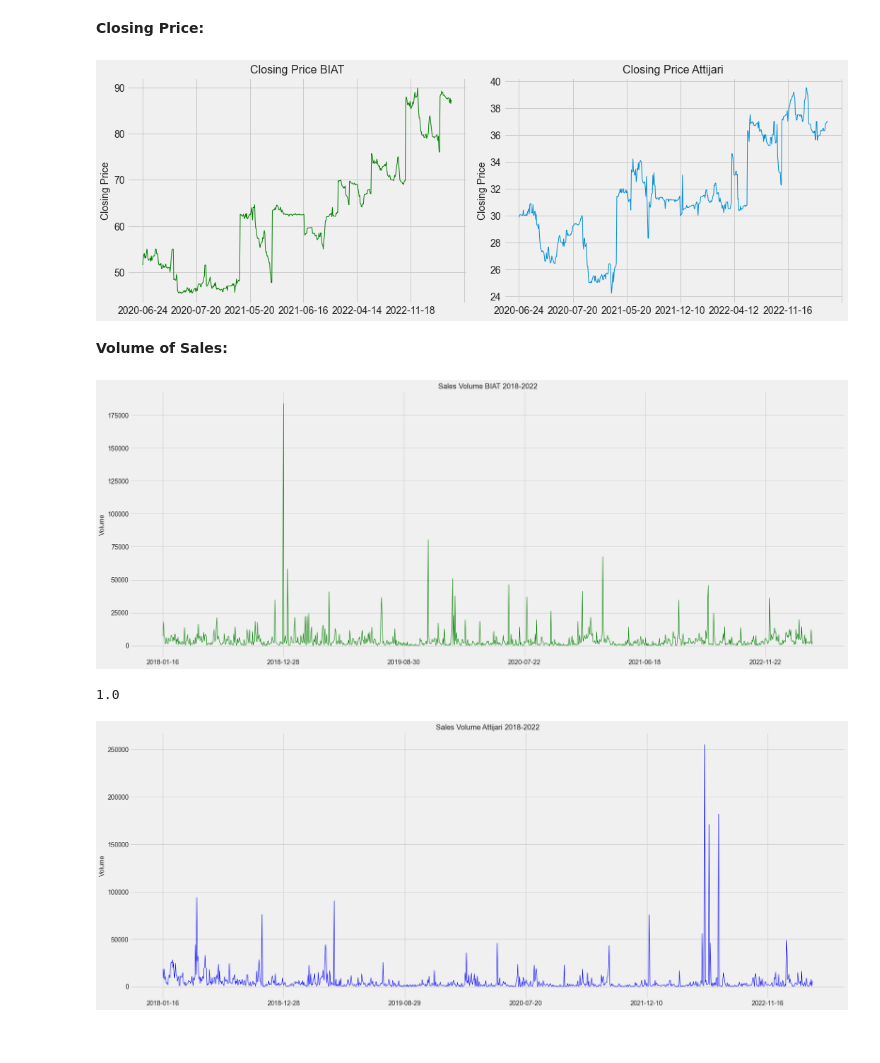
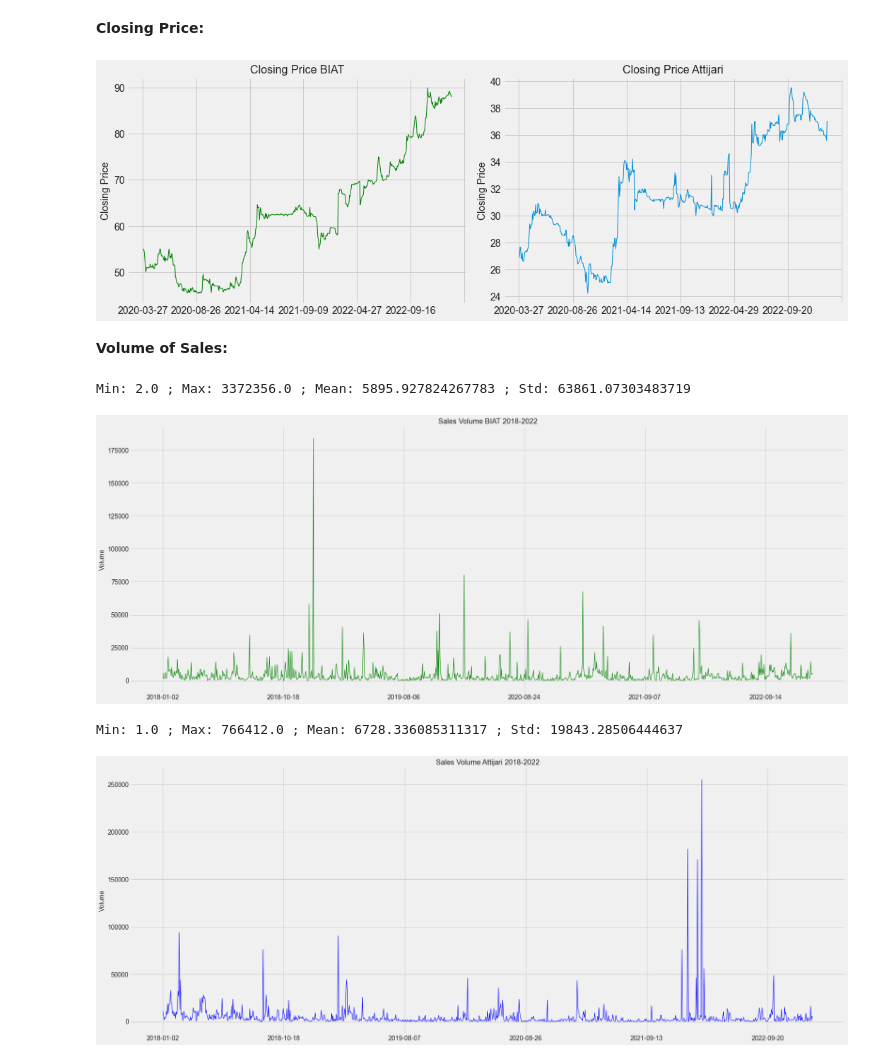
Before and after one commit to azizamari/tunisian_stock_market, a Jupyter notebook: data_analysis.ipynb, the cells around one changed output. Cells and saved outputs as stored; diff of their text form; code cells hidden in the pictures.

Commit message:
volume analysis biat vs attijari

```diff
--- a/data_analysis.ipynb
+++ b/data_analysis.ipynb
@@ -112,45 +112,50 @@ tjari_data=pd.read_csv('data/TJARI.csv')
 # %%
 biat_data.set_index('Date',inplace=True)
 tjari_data.set_index('Date',inplace=True)
+# %%
+tjari_data.sort_index(inplace=True)
+biat_data.sort_index(inplace=True)
 # %%
 plt.figure(figsize=(15, 10))
 
 plt.subplot(2, 2, 1)
-biat_data[biat_data.index>'2020-01-01'].iloc[::-1]['Close'].plot(color='green', linewidth=1)
+biat_data[biat_data.index>'2020-01-01']['Close'].plot(color='green', linewidth=1)
 plt.ylabel('Closing Price', size=14)
 plt.xlabel(None)
 plt.title(f"Closing Price BIAT", size=16)
 plt.subplot(2, 2, 2)
-tjari_data[tjari_data.index>'2020-01-01'].iloc[::-1]['Close'].plot(linewidth=1)
+tjari_data[tjari_data.index>'2020-01-01']['Close'].plot(linewidth=1)
 plt.ylabel('Closing Price', size=14)
 plt.xlabel(None)
 plt.title(f"Closing Price Attijari", size=16)
 
 plt.tight_layout()
 plt.savefig('figures/closing_price_biat_tjari.jpg', dpi=300)
 # %% [output]
-[figure, old version]
+[figure, new version]
 # %% [markdown]
 **Volume of Sales:**
 # %%
 plt.figure(figsize=(25, 10))
 
-biat_data[biat_data.index>'2018-01-01'].iloc[::-1]['Volume'].plot(color='green', linewidth=1)
+biat_data[biat_data.index>'2018-01-01']['Volume'].plot(color='green', linewidth=1)
 plt.ylabel('Volume', size=14)
 plt.xlabel(None)
 plt.title(f"Sales Volume BIAT 2018-2022", size=16)
 plt.savefig('figures/sales_volume_biat.jpg', dpi=300)
+describe_col(biat_data['Volume'].describe())
 # %% [output]
+Min: 2.0 ; Max: 3372356.0 ; Mean: 5895.927824267783 ; Std: 63861.07303483719
-[figure, old version]
+[figure, new version]
 # %%
 plt.figure(figsize=(25, 10))
 
-tjari_data[tjari_data.index>'2018-01-01'].iloc[::-1]['Volume'].plot(color='blue', linewidth=1)
+tjari_data[tjari_data.index>'2018-01-01']['Volume'].plot(color='blue', linewidth=1)
 plt.ylabel('Volume', size=14)
 plt.xlabel(None)
 plt.title(f"Sales Volume Attijari 2018-2022", size=16)
 plt.savefig('figures/sales_volume_tjari.jpg', dpi=300)
-print(tjari_data['Volume'].describe()['.T'])
+describe_col(tjari_data['Volume'].describe())
 # %% [output]
-1.0
+Min: 1.0 ; Max: 766412.0 ; Mean: 6728.336085311317 ; Std: 19843.28506444637
-[figure, old version]
+[figure, new version]
```
Also changed, not shown: parts of 1 cell of this notebook, 3 other files.
